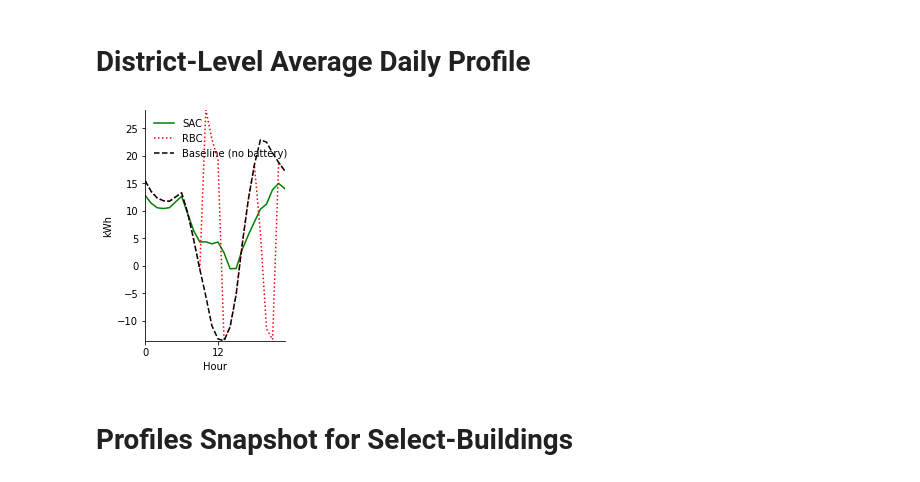
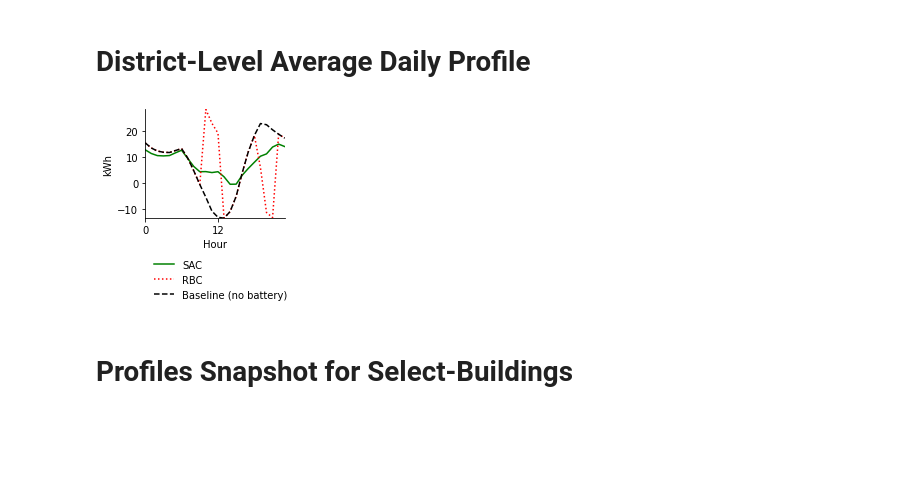
Before and after one commit to intelligent-environments-lab/merlin-apen-2023, a Jupyter notebook: analysis/deployment_strategy_1_0.ipynb, the cells around one changed output. Drawn from its saved outputs; the diff is of its cells as text; code cells hidden in the pictures; blank space fills up the shorter version.

```diff
--- a/analysis/deployment_strategy_1_0.ipynb
+++ b/analysis/deployment_strategy_1_0.ipynb
@@ -156,6 +156,7 @@ column_count_limit = 5
 building_id_count = len(plot_data['building_id'].unique())
 row_count, column_count = math.ceil(building_id_count/column_count_limit), min(column_count_limit, building_id_count)
 fig, _ = plt.subplots(row_count, column_count, figsize=(1.5*column_count, 1.2*row_count), gridspec_kw={'wspace':0.3, 'hspace':0.7})
+unique_lim_buildings_ids = [15]
 
 for ax in fig.axes[building_id_count:]:
     ax.set_visible(False)
@@ -172,24 +173,17 @@ for i, (ax, (b, b_data)) in enumerate(zip(fig.axes, plot_data.groupby(['building
     ax.yaxis.set_major_locator(ticker.MultipleLocator(2))
     ax.xaxis.set_tick_params(labelbottom=None)
 
-    # if i == 0:
-    #     ax.legend(
-    #         bbox_to_anchor=(0.5,0),
-    #         loc='upper center',
-    #         bbox_transform=fig.transFigure,
-    #         framealpha=0,
-    #         ncol=2
-    #     )
-    # else:
-    #     ax.legend().set_visible(False)
+    if b not in unique_lim_buildings_ids:
+        lim_data = plot_data[~plot_data['building_id'].isin(unique_lim_buildings_ids)].copy()
+        ax.set_ylim(
+            lim_data[['with_storage_value', 'rbc_with_storage_value', 'without_storage_value']].min().min(),
+            lim_data[['with_storage_value', 'rbc_with_storage_value', 'without_storage_value']].max().max()
+        )
+    else:
+        pass
 
     for s in ['right','top']:
         ax.spines[s].set_visible(False)
-
-    # if i%column_count == 0:
-    #     ax.set_ylabel('kWh')
-    # else:
-    #     ax.set_ylabel(None)
 
 fig.align_ylabels()
 # plt.tight_layout()
@@ -208,33 +202,34 @@ district_load_data = DATABASE.query_table(q.get_district_average_daily_profile()
 # %%
 plot_data = district_load_data[district_load_data['episode']==district_load_data['episode'].max()].copy()
 rbc_plot_data = RBC_REFERENCE_LOAD_SUMMARY[RBC_REFERENCE_LOAD_SUMMARY['scope']=='district'][[
     'hour', 'with_storage_value'
 ]].copy()
 rbc_plot_data = rbc_plot_data.rename(columns={'with_storage_value': 'rbc_with_storage_value'})
 plot_data = plot_data.merge(rbc_plot_data, on=['hour'], how='inner')
 row_count, column_count = 1, 1
-fig, ax = plt.subplots(row_count, column_count, figsize=(2.5*column_count, 4.25*row_count))
+fig, ax = plt.subplots(row_count, column_count, figsize=(2.5*column_count, 2.0*row_count))
 
 x, y1, y2, y3 = plot_data['hour'], plot_data['with_storage_value'], plot_data['rbc_with_storage_value'], plot_data['without_storage_value']
 ax.plot(x, y1, color='green', label='SAC')
 ax.plot(x, y2, color='red', label='RBC', linestyle=':',)
 ax.plot(x, y3, color='black', linestyle='--', label='Baseline (no battery)')
 ax.set_xlabel('Hour')
 ax.set_ylabel('kWh')
 ax.xaxis.set_major_locator(ticker.MultipleLocator(12))
 ax.legend(
     loc='upper left',
+    bbox_to_anchor=(0.0, -0.3),
     framealpha=0,
     ncol=1
 )
 
 for s in ['right','top']:
     ax.spines[s].set_visible(False)
 
 plt.savefig(os.path.join(FIGURES_DIRECTORY,f'deployment_strategy_1_0_district_average_daily_load_profile.pdf'),bbox_inches='tight',transparent=True)
 plt.show()
 # %% [output]
-[figure, old version]
+[figure, new version]
 # %% [markdown]
 # Profiles Snapshot for Select-Buildings
 # %%
```
Also changed, not shown: parts of 1 cell of this notebook, 20 other files.
